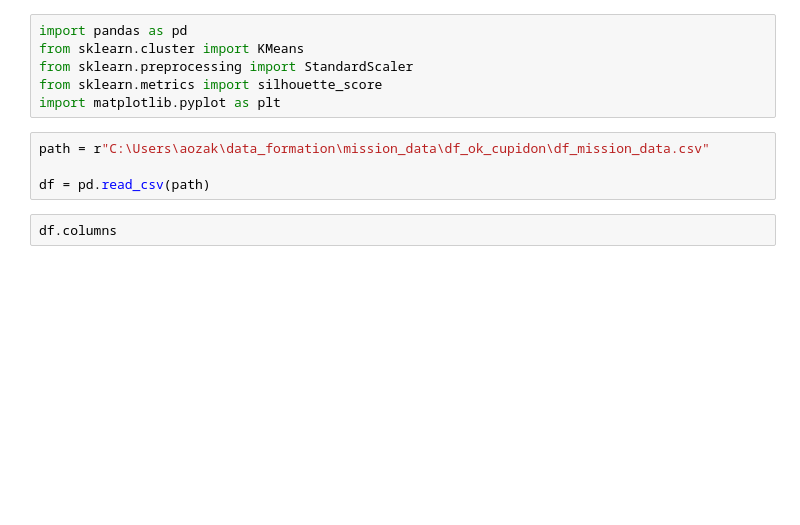
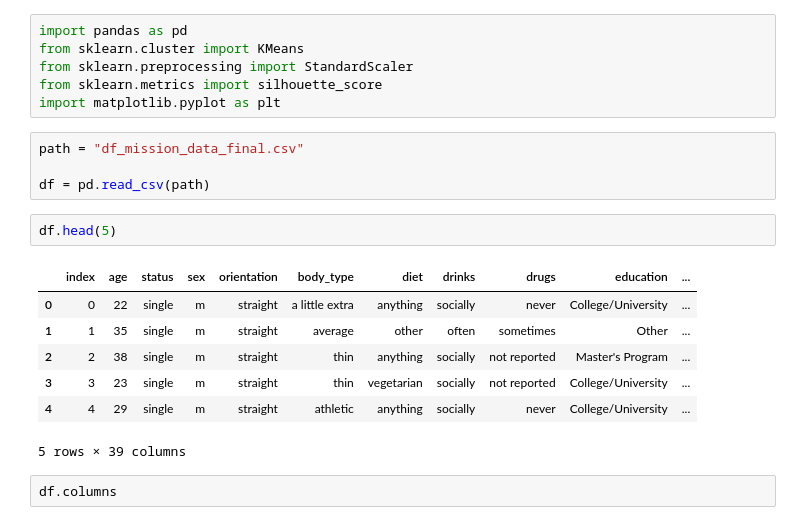
Before and after one commit to LimeAkara/Mission-data-OkCupid, a Jupyter notebook: clustering-kmeans.ipynb, the cells around one changed output. Saved outputs shown, nothing was run; the diff lists cells and outputs as text; blank space fills up the shorter version.

```diff
--- a/kmeans.ipynb
+++ b/clustering-kmeans.ipynb
@@ -5,9 +5,19 @@ from sklearn.preprocessing import StandardScaler
 from sklearn.metrics import silhouette_score
 import matplotlib.pyplot as plt
 # %%
-path = r"C:\Users\aozak\data_formation\mission_data\df_ok_cupidon\df_mission_data.csv"
+path = "df_mission_data_final.csv"
 
 df = pd.read_csv(path)
+# %%
+df.head(5)
+# %% [output]
+|  | index | age | status | sex | orientation | body_type | diet | drinks | drugs | education | ... |
+| 0 | 0 | 22 | single | m | straight | a little extra | anything | socially | never | College/University | ... |
+| 1 | 1 | 35 | single | m | straight | average | other | often | sometimes | Other | ... |
+| 2 | 2 | 38 | single | m | straight | thin | anything | socially | not reported | Master's Program | ... |
+| 3 | 3 | 23 | single | m | straight | thin | vegetarian | socially | not reported | College/University | ... |
+| 4 | 4 | 29 | single | m | straight | athletic | anything | socially | never | College/University | ... |
+5 rows × 39 columns
 # %%
 df.columns
 # %% [output]
```
Also changed, not shown: parts of 4 cells of this notebook, 3 other files.
